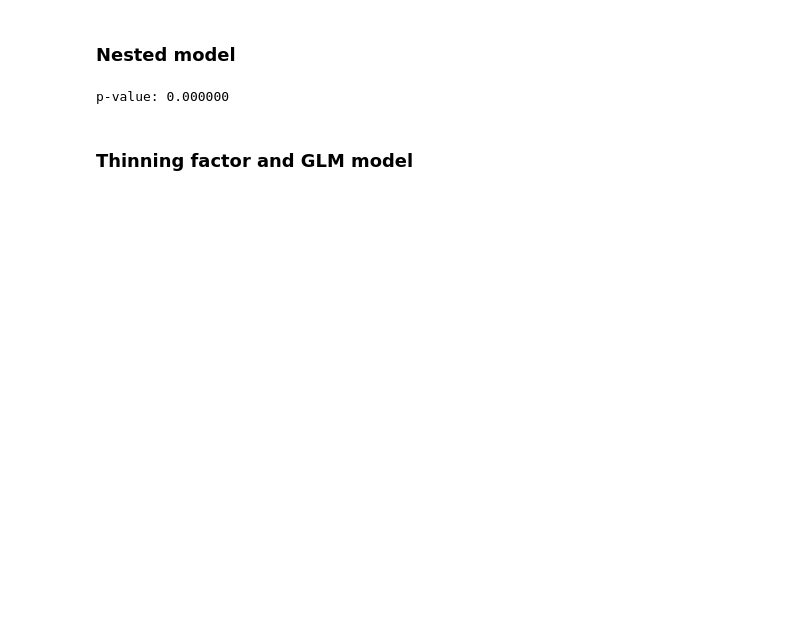
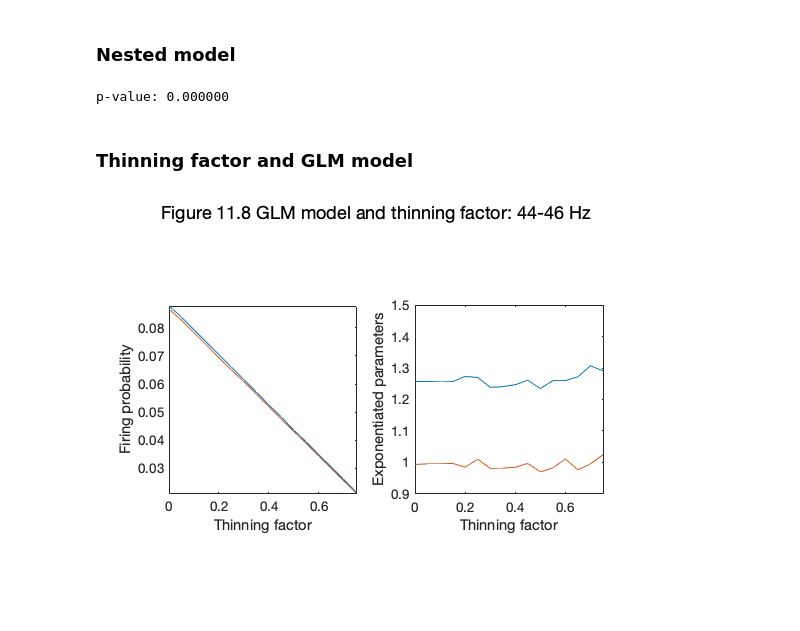
Before and after one commit to jiecui/Case-Studies-Kramer-Eden, a Jupyter notebook: Chapter11/Chapter_11.ipynb, the cells around one changed output. Cells and saved outputs as stored; diff of their text form; code cells hidden in the pictures; blank space fills up the shorter version.

Commit message:
added GLM and thinning factor

```diff
--- a/Chapter11/Chapter_11.ipynb
+++ b/Chapter11/Chapter_11.ipynb
@@ -304,0 +328,24 @@ p-value: 0.000000
+# %%
+figure
+
+subplot(1, 2, 1)
+plot(thinning_factor, fp)
+hold on
+plot(thinning_factor, exp(beta_0))
+axis tight square
+xlabel('Thinning factor')
+ylabel('Firing probability')
+
+subplot(1, 2, 2)
+plot(thinning_factor, exp(beta_1))
+hold on
+plot(thinning_factor, exp(beta_2))
+xlim tight
+ylim([.9 1.5])
+axis square
+xlabel('Thinning factor')
+ylabel('Exponentiated parameters')
+
+sgtitle('Figure 11.8 GLM model and thinning factor: 44-46 Hz')
+# %% [output]
+[figure, added]
```
Also changed, not shown: parts of 2 cells of this notebook, 1 other file.
